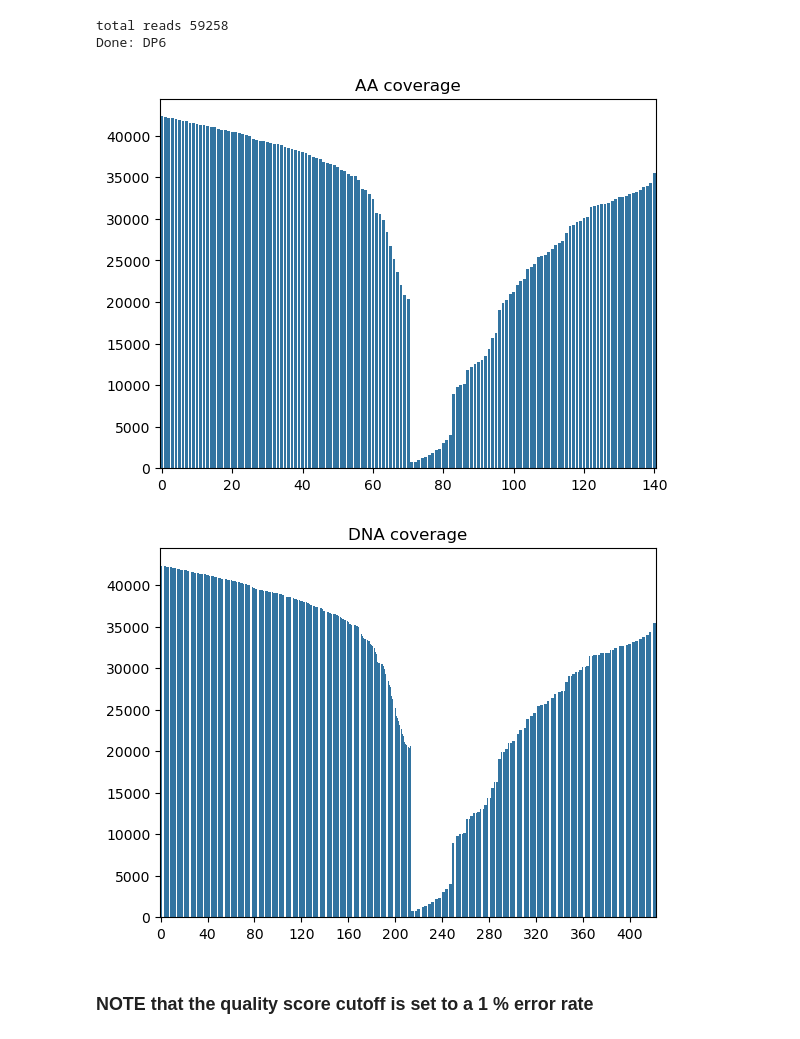
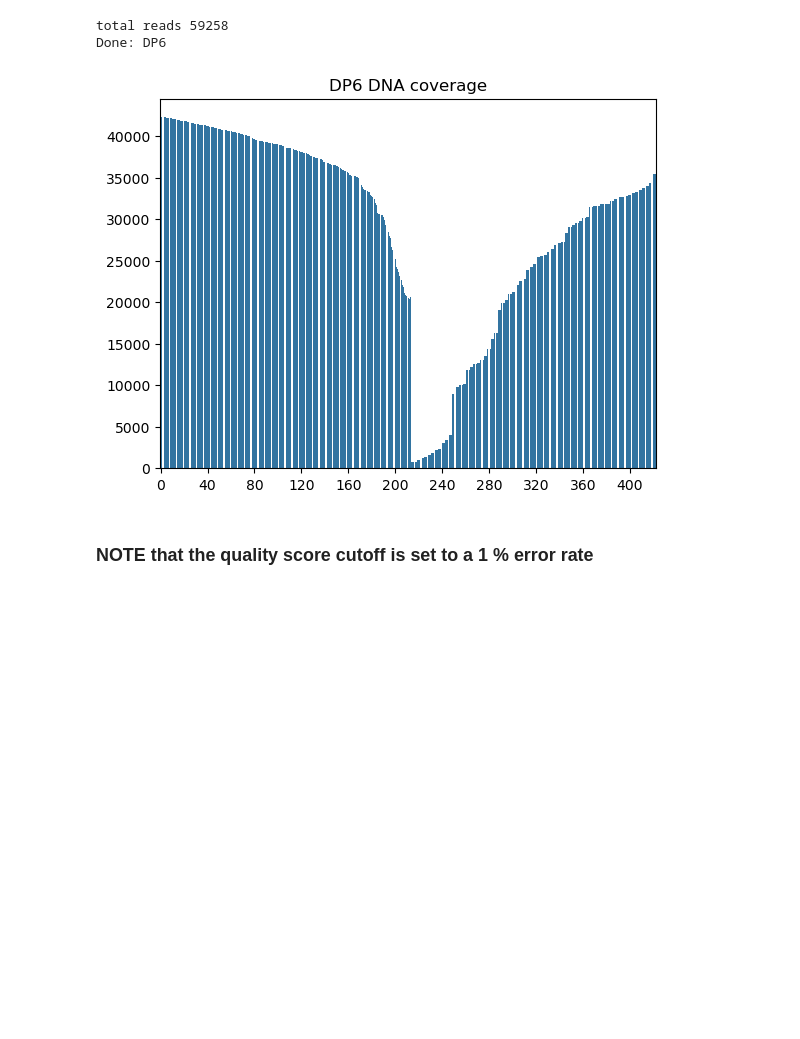
Before and after one commit to AliceHovsepyan/pogo_pance_draft, a Jupyter notebook: DMS_analysis.ipynb, the cells around one changed output. Saved outputs shown, nothing was run; the diff lists cells and outputs as text; code cells hidden in the pictures; blank space fills up the shorter version.

```diff
--- a/DMS_analysis.ipynb
+++ b/DMS_analysis.ipynb
@@ -287,27 +435,28 @@ def process_reads(AA_sequence, DNA, variants = None):
 # %% [markdown]
 # AraC analysis
 # %%
-#variants = process_reads( amplicon, amplicon_DNA)
-DP6_variants = process_reads( amplicon, amplicon_DNA, variants = ['DP6'])
-DP6_variants["DNA"] = pd.DataFrame.from_dict(DP6_variants['DP6']["DNA"])
-DP6_variants["AA"] = pd.DataFrame.from_dict(DP6_variants['DP6']["AA"])
+variant = "DP6"
+
+seq_variants = process_reads( amplicon, amplicon_DNA, variants = [variant])
+seq_variants["DNA"] = pd.DataFrame.from_dict(seq_variants[variant]["DNA"])
+seq_variants["AA"] = pd.DataFrame.from_dict(seq_variants[variant]["AA"])
 # %% [output]
 total reads 59258
 Done: DP6
 # %%
-ax = sns.barplot(DP6_variants["AA"].sum())
-plt.xticks(list(range(0,len(LOV),20)))
-plt.title("AA coverage")
+#ax = sns.barplot(DP6_variants["AA"].sum())
+#plt.xticks(list(range(0,len(LOV),20)))
+#plt.title("AA coverage")
+#plt.show()
+#plt.clf
+
+ax = sns.barplot(seq_variants["DNA"].sum())
+plt.xticks(list(range(0,gene_len,40)))
+plt.title(f'{variant} DNA coverage')
+plt.savefig(f'figures/{variant}_DNA_coverage.pdf')
 plt.show()
-plt.clf
-
-ax = sns.barplot(DP6_variants["DNA"].sum())
-plt.xticks(list(range(0,gene_len,40)))
-plt.title("DNA coverage")
-plt.show()
 # %% [output]
-[figure, old version]
+[figure, new version]
-[figure, removed]
 # %% [markdown]
 ### NOTE that the quality score cutoff is set to a 1 % error rate
 # %%
```
Also changed, not shown: parts of 17 cells of this notebook, 2 other files.
